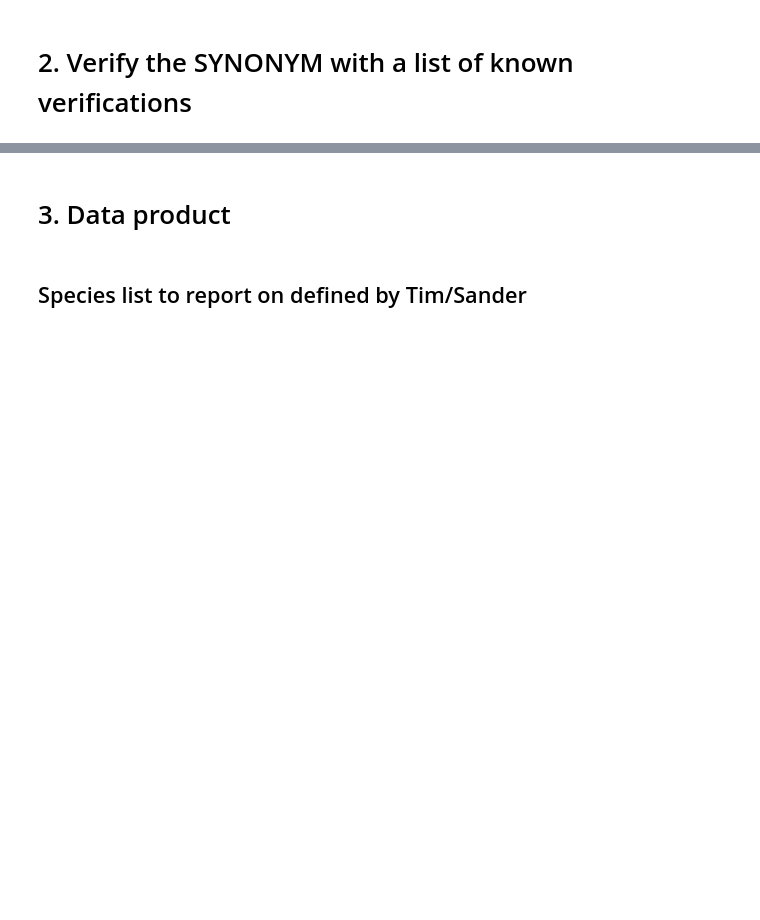
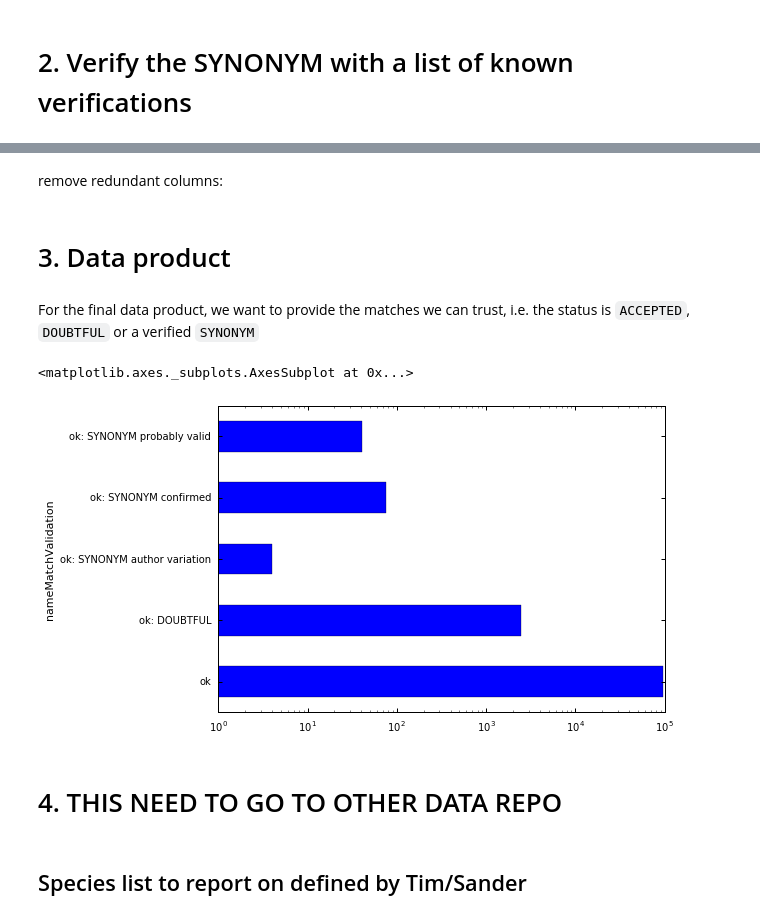
Before and after one commit to inbo/data-publication, a Jupyter notebook: datasets/name_server/src/recorder_name_matching_asyncronious.ipynb, the cells around one changed output, grey strips where cells are left out. Drawn from its saved outputs; the diff is of its cells as text; code cells hidden in the pictures; blank space fills up the shorter version.

```diff
--- a/datasets/name_server/src/recorder_name_matching_asyncronious.ipynb
+++ b/datasets/name_server/src/recorder_name_matching_asyncronious.ipynb
@@ -499,0 +521,9 @@ recorder_matched.head()
+# %%
+recorder_matched = recorder_matched.rename(columns={"status": "gbif_status"})
+# %%
+recorder_matched = verify_synonym(recorder_matched, "temp_out.tsv",
+                                  "https://raw.githubusercontent.com/inbo/alien-species-checklist/master/data/vocabularies/verified-synonyms.tsv",
+                                  usagekeycol='usageKey',
+                                  acceptedkeycol='acceptedKey',
+                                  taxonomicstatuscol='gbif_status',
+                                  outputcol='nameMatchValidation')
@@ -500,2 +539,15 @@ recorder_matched.head()
+# %% [markdown]
+remove redundant columns:
+# %%
+recorder_matched = recorder_matched.drop(["gbifapi_usageKey", "gbifapi_acceptedKey"], axis=1)
 # %% [markdown]
 # 3. Data product
+# %% [markdown]
+For the final data product, we want to provide the matches we can trust, i.e. the status is `ACCEPTED`, `DOUBTFUL` or a verified `SYNONYM`
+# %%
+recorder_matched_verified = recorder_matched[recorder_matched['nameMatchValidation'].notnull & recorder_matched['nameMatchValidation'].str.contains('^ok', regex=True)]
+# %%
+recorder_matched_verified.groupby(('nameMatchValidation')).count()['INBO_identifier'].plot(kind="barh", logx=True)
+# %% [output]
+<matplotlib.axes._subplots.AxesSubplot at 0x...>
+[figure, added]
@@ -502,3 +557,5 @@ recorder_matched.head()
+# %% [markdown]
+# 4. THIS NEED TO GO TO OTHER DATA REPO
 # %% [markdown]
 ##  Species list to report on defined by Tim/Sander
 # %% [markdown]
```
Also changed, not shown: parts of 21 cells of this notebook.
